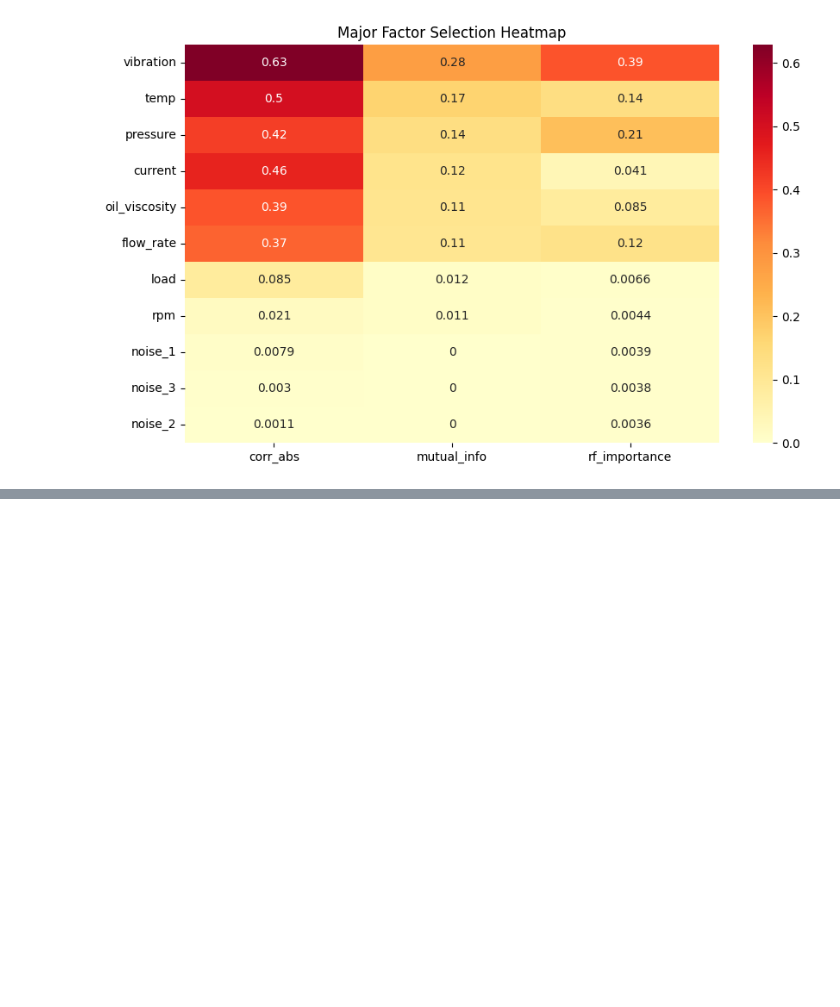
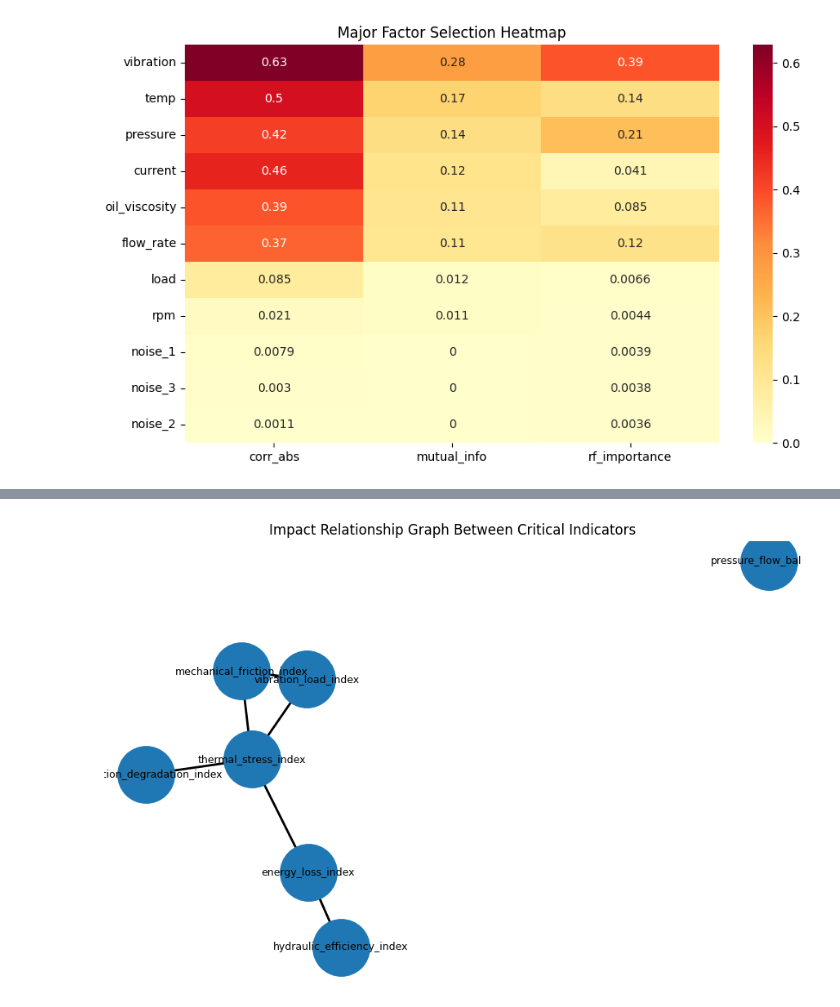
Before and after one commit to efforthye/human-ai, a Jupyter notebook: workspace/8-01) 머신러닝 응용실습_1.ipynb, the cells around one changed output, grey strips where cells are left out. Cells and saved outputs as stored; diff of their text form; code cells hidden in the pictures; blank space fills up the shorter version.

```diff
--- a/workspace/8-01) 머신러닝 응용실습_1.ipynb
+++ b/workspace/8-01) 머신러닝 응용실습_1.ipynb
@@ -268,0 +354,35 @@ df
+# %%
+# 치명인자간 얼마나 강하게 연결되어 있는가를 보여주는 네트워크 그래프
+
+# 변수 간 관계 그래프 객체 생성
+G = nx.Graph()
+
+# 치명인자 이름을 그래프 노드로 추가
+for col in critical_cols:
+    G.add_node(col)
+
+# 두 치명인자 간 상관계수 값 추출 및 의미있는 관계 판단
+for i in range(len(critical_cols)):
+    for ii in range(i+1, len(critical_cols)):
+        # 두 치명인자 간 상관계수 값 추출
+        corr_value = critical_corr.iloc[i, ii]
+
+        # 상관계수 절대값이 0.45 이상이면 의미있는 관계로 판단
+        if abs(corr_value) >= 0.45:
+            G.add_edge(
+                critical_cols[i],
+                critical_cols[ii],
+                weight=abs(corr_value)
+            )
+
+# 그래프 출력
+plt.figure(figsize=(11,7))
+pos = nx.spring_layout(G, seed=42)
+nx.draw_networkx_nodes(G, pos, node_size=2500) # 변수를 노드로 그리기
+nx.draw_networkx_labels(G, pos, font_size=9) # 노드 이름 표시
+nx.draw_networkx_edges(G, pos, width=2) # 노드 간 관계선 표시
+plt.title("Impact Relationship Graph Between Critical Indicators")
+plt.axis("off")
+plt.show()
+# %% [output]
+[figure, added]
```
Also changed, not shown: parts of 4 cells of this notebook, 6 other files.
